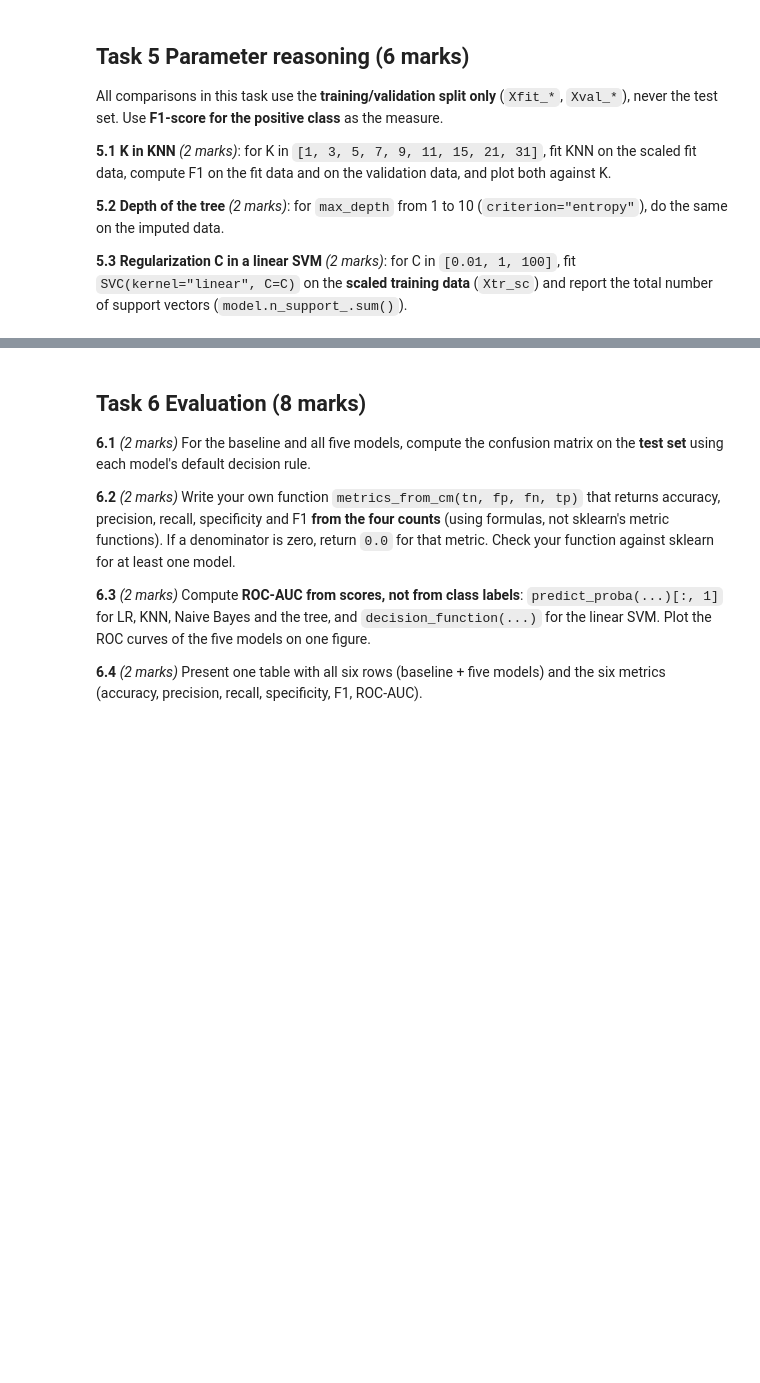
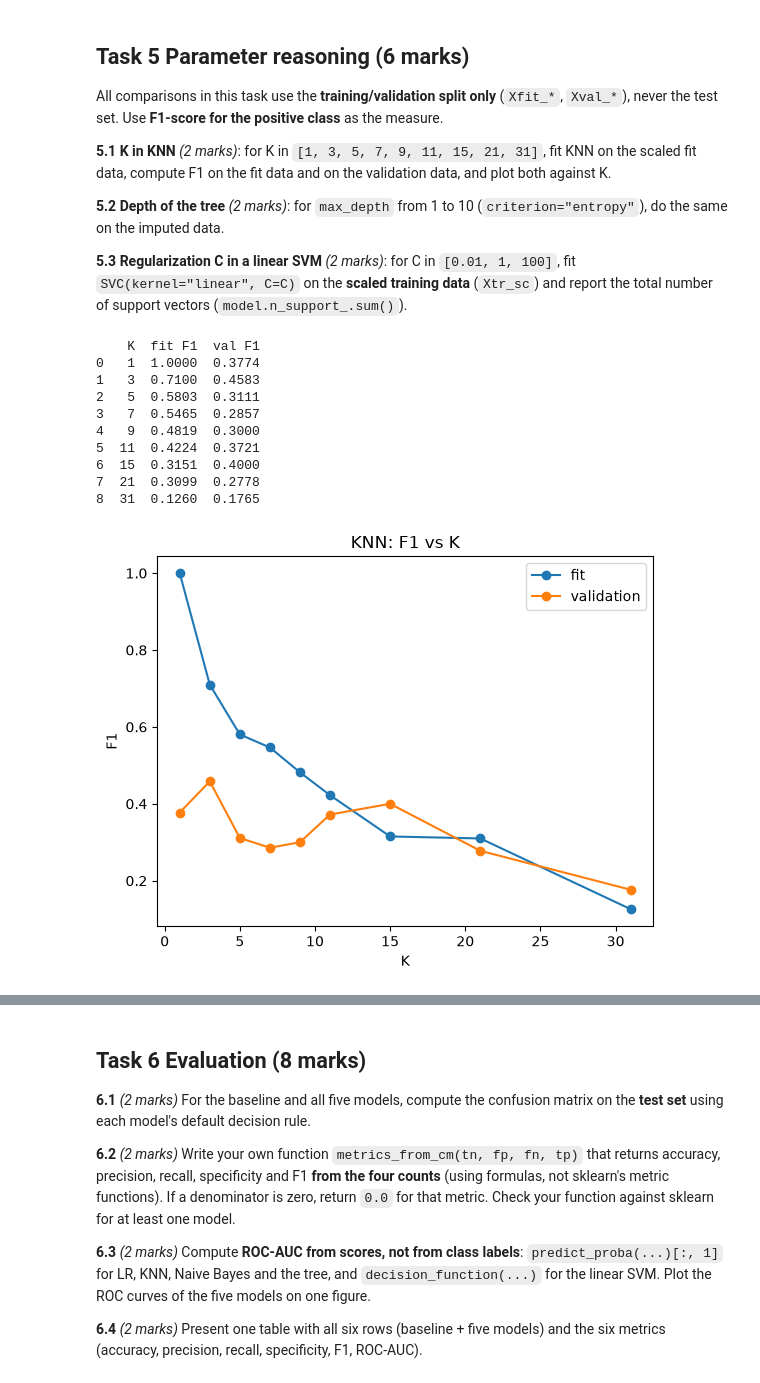
Before and after one commit to Shreyit/rinn-microcredit-risk, a Jupyter notebook: notebooks/01_section_III_submission.ipynb, the cells around one changed output, grey strips where cells are left out. Cells and saved outputs as stored; diff of their text form; code cells hidden in the pictures; blank space fills up the shorter version.

```diff
--- a/notebooks/01_section_III_submission.ipynb
+++ b/notebooks/01_section_III_submission.ipynb
@@ -467,13 +566,36 @@ All comparisons in this task use the **training/validation split only** (`Xfit_*
 # %%
 # TASK 5 YOUR CODE HERE
 K_GRID = [1, 3, 5, 7, 9, 11, 15, 21, 31]
 DEPTH_GRID = list(range(1, 11))
 C_GRID = [0.01, 1, 100]
 
 # 5.1 KNN sweep + plot
+fit_f1 = []
+val_f1 = []
+for k in K_GRID:
+    model = KNeighborsClassifier(n_neighbors=k)
+    model.fit(Xfit_sc, y_fit)
+    fit_f1.append(f1_score(y_fit, model.predict(Xfit_sc)))
+    val_f1.append(f1_score(y_val, model.predict(Xval_sc)))
 
+print(pd.DataFrame({"K": K_GRID, "fit F1": fit_f1, "val F1": val_f1}).round(4))
 
-# 5.2 tree depth sweep + plot
-
-
-# 5.3 SVM support vectors for each C
+plt.plot(K_GRID, fit_f1, marker="o", label="fit")
+plt.plot(K_GRID, val_f1, marker="o", label="validation")
+plt.xlabel("K")
+plt.ylabel("F1")
+plt.title("KNN: F1 vs K")
+plt.legend()
+plt.show()
+# %% [output]
+    K  fit F1  val F1
+0   1  1.0000  0.3774
+1   3  0.7100  0.4583
+2   5  0.5803  0.3111
+3   7  0.5465  0.2857
+4   9  0.4819  0.3000
+5  11  0.4224  0.3721
+6  15  0.3151  0.4000
+7  21  0.3099  0.2778
+8  31  0.1260  0.1765
+[figure, added]
```
Also changed, not shown: parts of 19 cells of this notebook, 10 other files.
